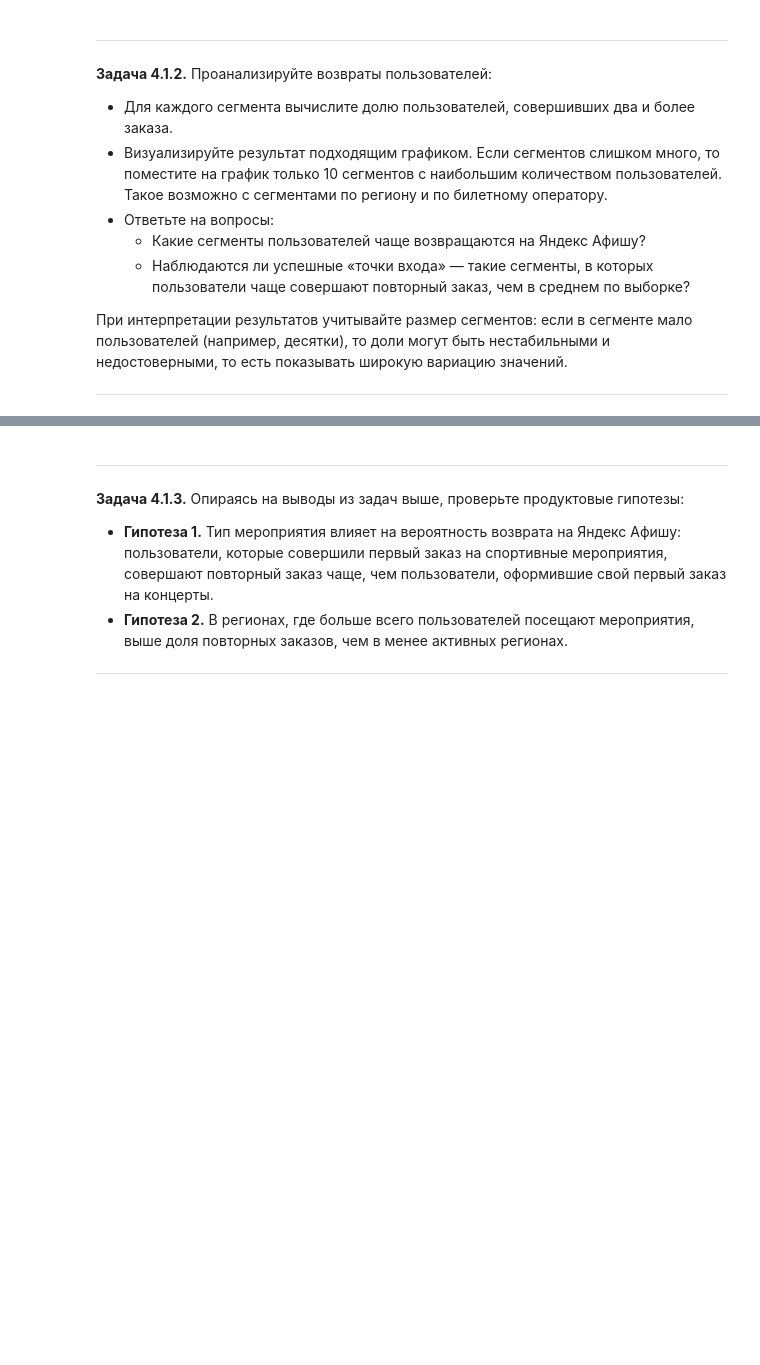
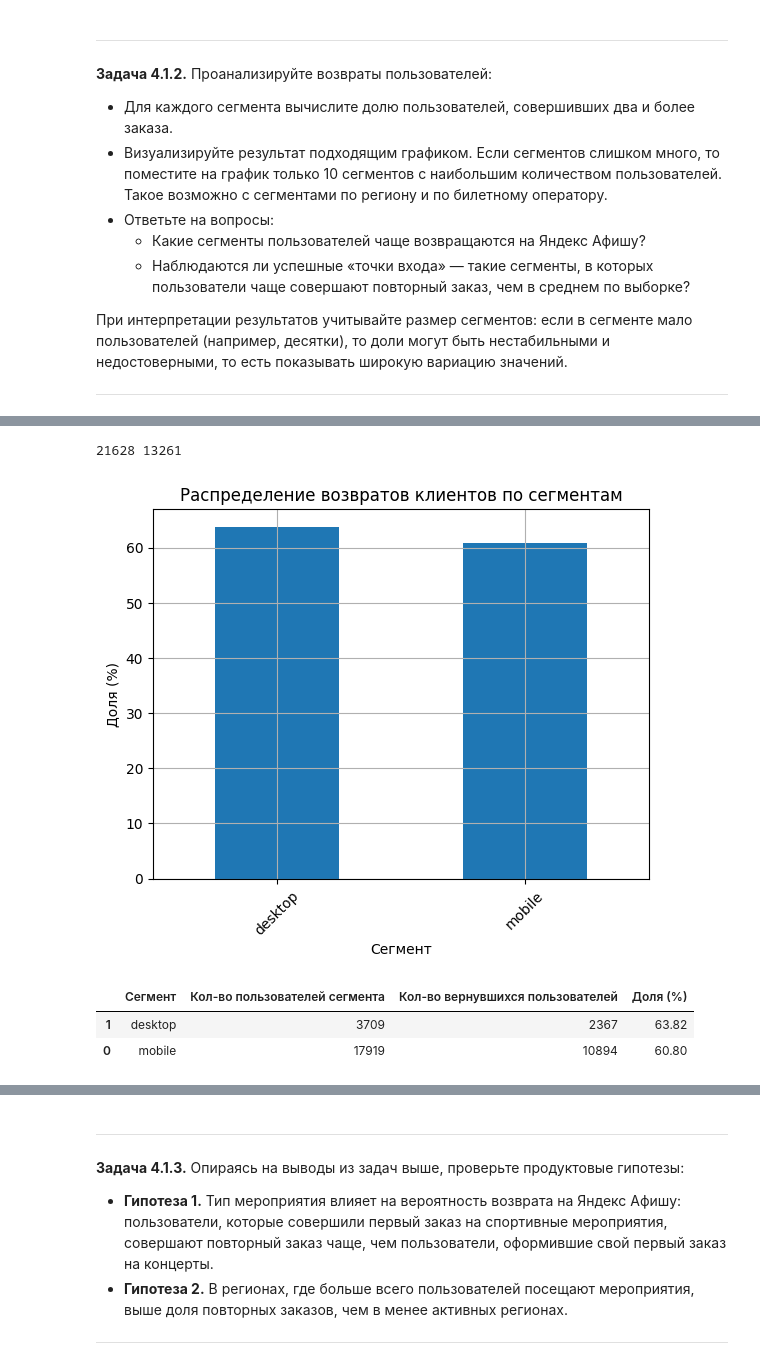
Before and after one commit to KatsayArtemDev/yandex-afisha-user-loyalty, a Jupyter notebook: notebooks/katsay.ipynb, the cells around one changed output, grey strips where cells are left out. Cells and saved outputs as stored; diff of their text form; code cells hidden in the pictures; blank space fills up the shorter version.

```diff
--- a/notebooks/katsay.ipynb
+++ b/notebooks/katsay.ipynb
@@ -585,0 +738,8 @@ print("Было строк в исходном датасете:", before,
+# %%
+show_top_segments_for_loyalty('first_order_device')
+# %% [output]
+21628 13261
+[figure, added]
+|  | Сегмент | Кол-во пользователей сегмента | Кол-во вернувшихся пользователей | Доля (%) |
+| 1 | desktop | 3709 | 2367 | 63.82 |
+| 0 | mobile | 17919 | 10894 | 60.80 |
```
Also changed, not shown: parts of 16 cells of this notebook.
